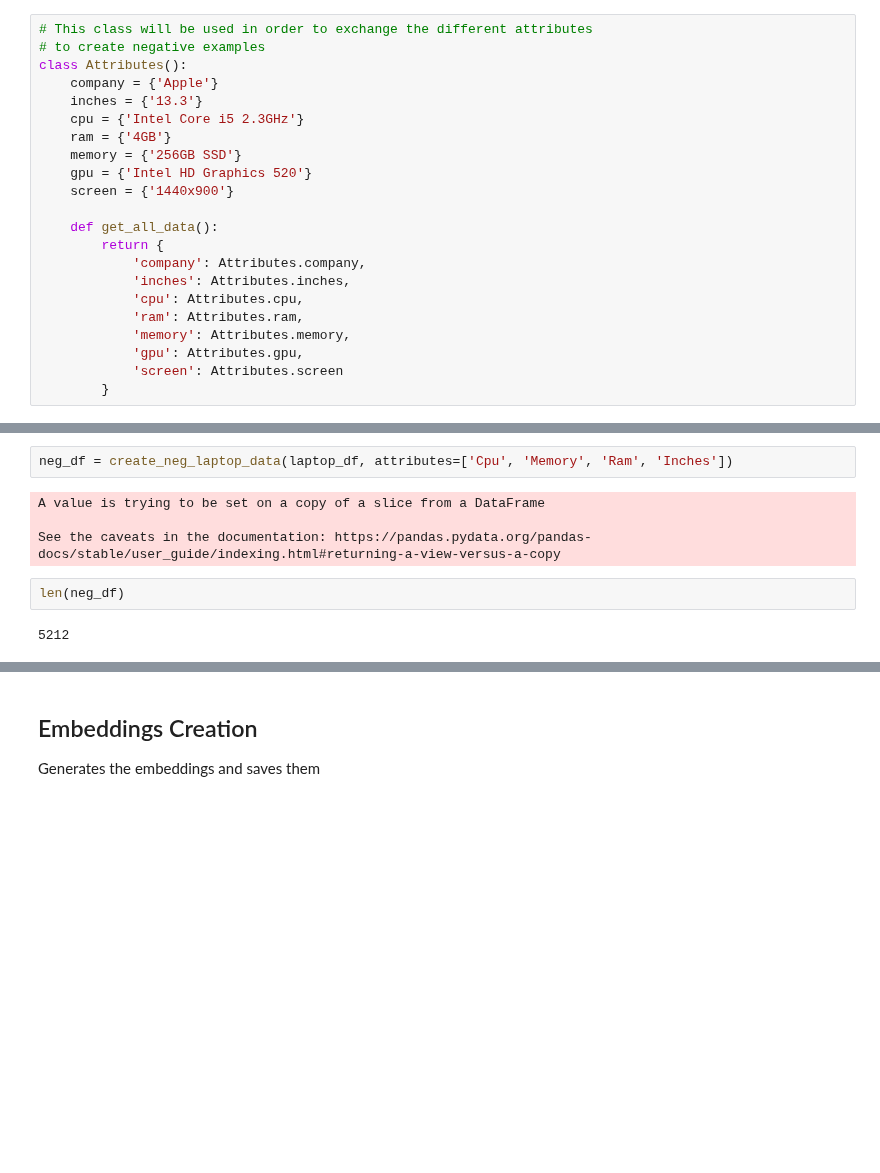
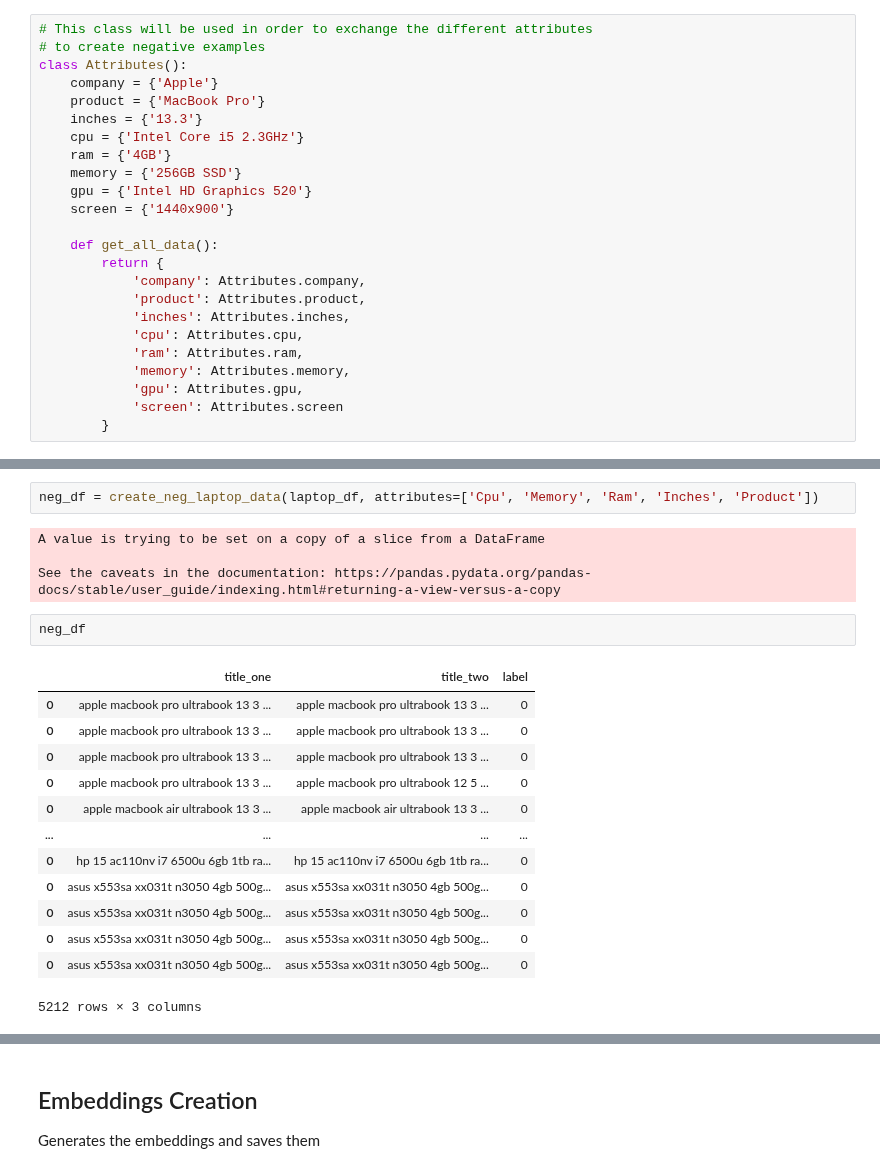
Before and after one commit to Mascerade/supervised-product-matching, a Jupyter notebook: TestingGrounds.ipynb, the cells around one changed output, grey strips where cells are left out. Saved outputs shown, nothing was run; the diff lists cells and outputs as text; blank space fills up the shorter version.

```diff
--- a/TestingGrounds.ipynb
+++ b/TestingGrounds.ipynb
@@ -154,6 +154,7 @@ laptop_df
 # to create negative examples
 class Attributes():
     company = {'Apple'}
+    product = {'MacBook Pro'}
     inches = {'13.3'}
     cpu = {'Intel Core i5 2.3GHz'}
     ram = {'4GB'}
@@ -164,6 +165,7 @@ class Attributes():
     def get_all_data():
         return {
             'company': Attributes.company,
+            'product': Attributes.product,
             'inches': Attributes.inches,
             'cpu': Attributes.cpu,
             'ram': Attributes.ram,
@@ -247,12 +245,24 @@ def create_neg_laptop_data(laptop_df, attributes):
 
     return negative_df
 # %%
-neg_df = create_neg_laptop_data(laptop_df, attributes=['Cpu', 'Memory', 'Ram', 'Inches'])
+neg_df = create_neg_laptop_data(laptop_df, attributes=['Cpu', 'Memory', 'Ram', 'Inches', 'Product'])
 # %% [output]
 A value is trying to be set on a copy of a slice from a DataFrame
 
 See the caveats in the documentation: https://pandas.pydata.org/pandas-docs/stable/user_guide/indexing.html#returning-a-view-versus-a-copy
-# %%
-len(neg_df)
-# %% [output]
-5212
+# %%
+neg_df
+# %% [output]
+|  | title_one | title_two | label |
+| 0 | apple macbook pro ultrabook 13 3 ... | apple macbook pro ultrabook 13 3 ... | 0 |
+| 0 | apple macbook pro ultrabook 13 3 ... | apple macbook pro ultrabook 13 3 ... | 0 |
+| 0 | apple macbook pro ultrabook 13 3 ... | apple macbook pro ultrabook 13 3 ... | 0 |
+| 0 | apple macbook pro ultrabook 13 3 ... | apple macbook pro ultrabook 12 5 ... | 0 |
+| 0 | apple macbook air ultrabook 13 3 ... | apple macbook air ultrabook 13 3 ... | 0 |
+| ... | ... | ... | ... |
+| 0 | hp 15 ac110nv i7 6500u 6gb 1tb ra... | hp 15 ac110nv i7 6500u 6gb 1tb ra... | 0 |
+| 0 | asus x553sa xx031t n3050 4gb 500g... | asus x553sa xx031t n3050 4gb 500g... | 0 |
+| 0 | asus x553sa xx031t n3050 4gb 500g... | asus x553sa xx031t n3050 4gb 500g... | 0 |
+| 0 | asus x553sa xx031t n3050 4gb 500g... | asus x553sa xx031t n3050 4gb 500g... | 0 |
+| 0 | asus x553sa xx031t n3050 4gb 500g... | asus x553sa xx031t n3050 4gb 500g... | 0 |
+5212 rows × 3 columns
```
Also changed, not shown: parts of 6 cells of this notebook.
